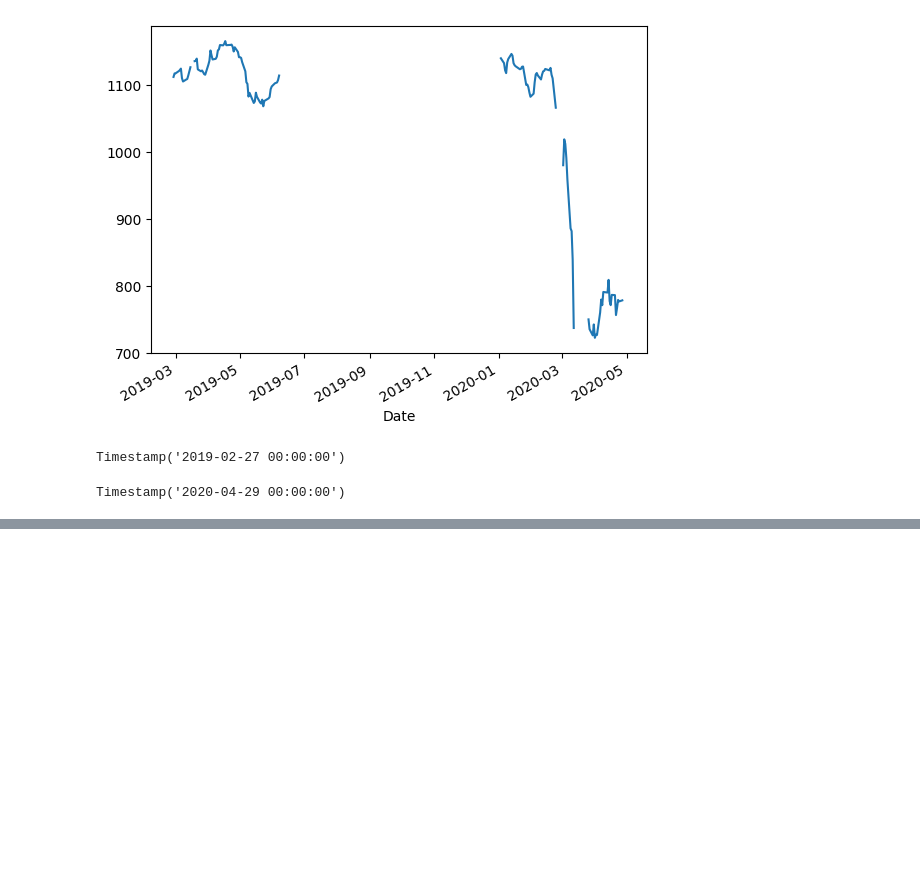
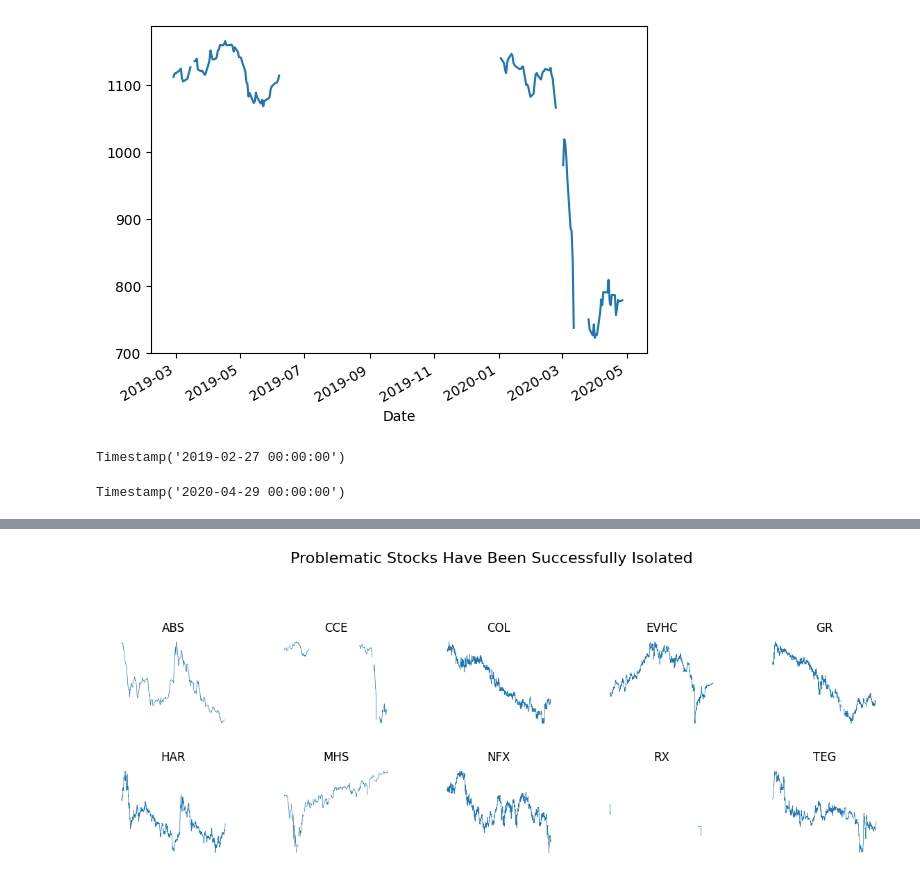
Before and after one commit to JamieW365/trading_algos, a Jupyter notebook: notebooks/data processing/identifying_outliers.ipynb, the cells around one changed output, grey strips where cells are left out. Cells and saved outputs as stored; diff of their text form; code cells hidden in the pictures; blank space fills up the shorter version.

Commit message:
identify and remove intermittent data beyond threshold

```diff
--- a/notebooks/data processing/identifying_outliers.ipynb
+++ b/notebooks/data processing/identifying_outliers.ipynb
@@ -463,0 +454,2 @@ Name: count, Length: 158, dtype: int64
+# %%
+stats = log_prices.apply(get_nulls)
@@ -463,0 +479,5 @@ Name: count, Length: 158, dtype: int64
+# %%
+s = stats[stats.notna()]
+# %%
+df_null = pd.DataFrame(s.tolist(), index=s.index)
+df_null
@@ -463,0 +497,34 @@ Name: count, Length: 158, dtype: int64
+# %%
+problem_tickers = df_null.index.tolist()
+# %%
+ncols = 5
+nrows = int(np.ceil(len(problem_tickers)/ncols))
+
+
+fig, axes = plt.subplots(nrows, ncols, figsize=(12, 5), tight_layout=True)
+
+fig.tight_layout(pad=2, rect=[0,0,1,0.8])
+fig.suptitle(f'Problematic Stocks Have Been Successfully Isolated', fontsize=16)
+
+for i, ticker in enumerate(problem_tickers):
+
+    ax = axes[int(i/5), i%5]
+    ax.set_title(f"{ticker}")
+    ax.set_yticklabels([])
+    ax.set_yticks([])
+    ax.set_ylabel(' ')
+    ax.set_xticklabels([])
+    ax.set_xticks([])
+    ax.set_xlabel(' ')
+    ax.spines[['top','bottom','left','right']].set_visible(False)
+
+    ax.plot((log_prices[ticker]), linewidth=0.5)
+
+# Determine how many empty plots there are on the last row of the figure
+num_empty_plots = nrows * ncols - len(problem_tickers)
+if num_empty_plots > 0:
+    for i in range(1, num_empty_plots + 1):
+        # Hide empty plots
+        axes[nrows - 1, ncols - i].set_axis_off()
+# %% [output]
+[figure, added]
```
Also changed, not shown: parts of 30 cells of this notebook.
